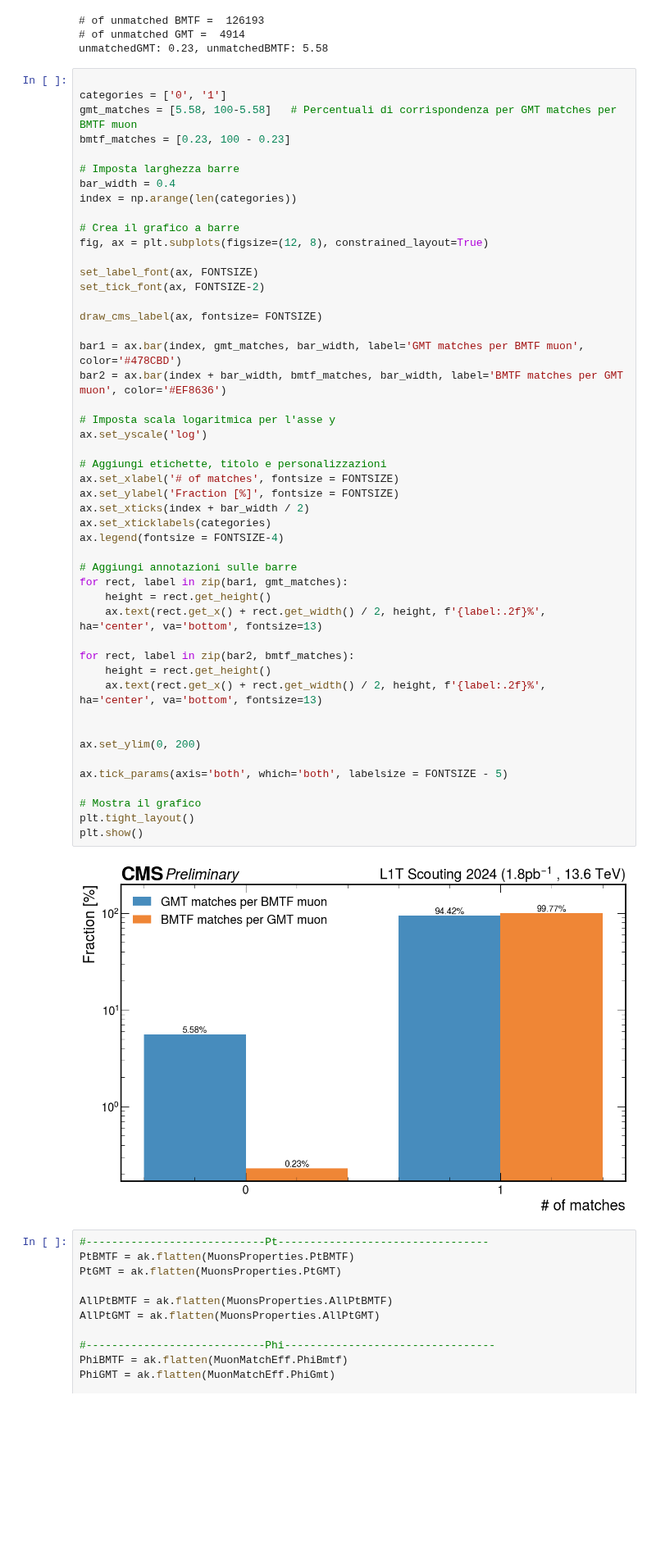
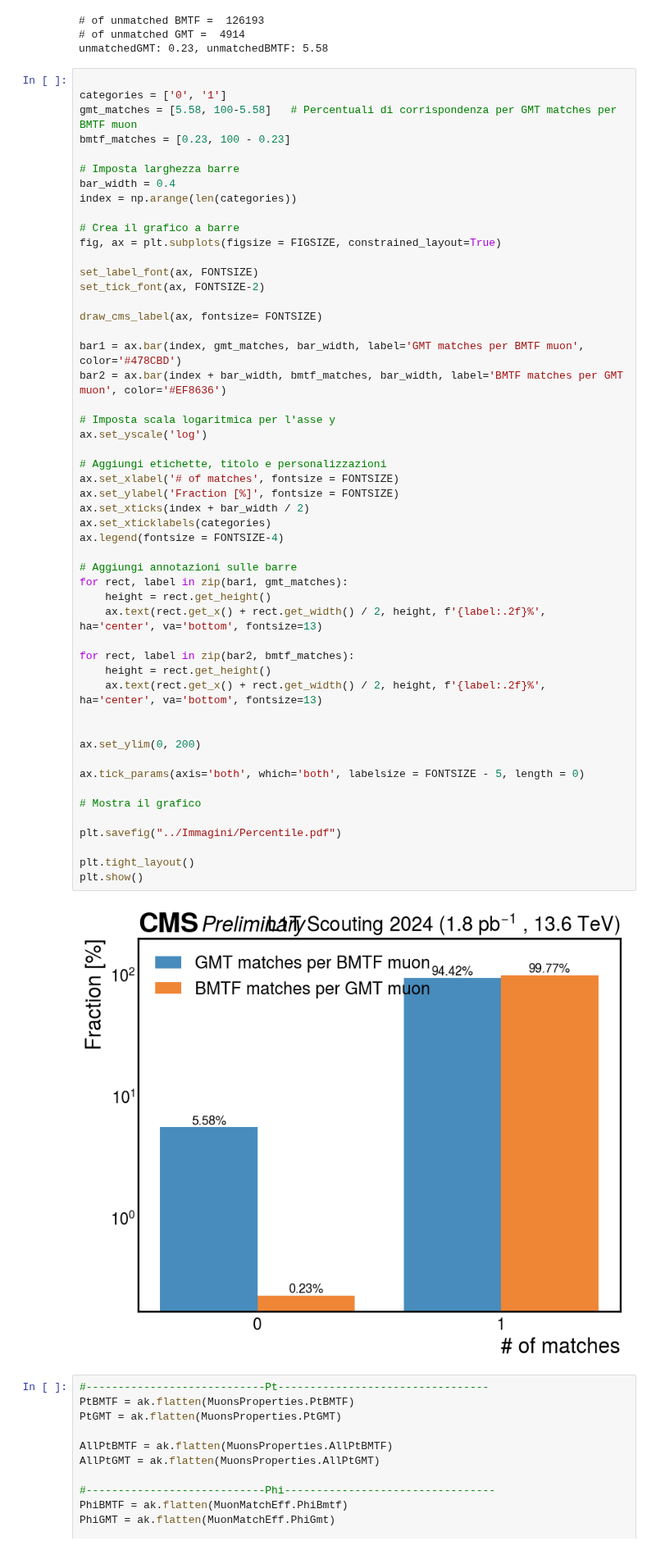
Before and after one commit to francescoreschio/Tesi-Triennale, a Jupyter notebook: Codice/DeltaRDef.ipynb, the cells around one changed output. Shown at 82% size. Cells and saved outputs as stored; diff of their text form; blank space fills up the shorter version.

```diff
--- a/Codice/DeltaRDef.ipynb
+++ b/Codice/DeltaRDef.ipynb
@@ -426,7 +426,7 @@ bar_width = 0.4
 index = np.arange(len(categories))
 
 # Crea il grafico a barre
-fig, ax = plt.subplots(figsize=(12, 8), constrained_layout=True)
+fig, ax = plt.subplots(figsize = FIGSIZE, constrained_layout=True)
 
 set_label_font(ax, FONTSIZE)
 set_tick_font(ax, FONTSIZE-2)
@@ -436,35 +436,38 @@ draw_cms_label(ax, fontsize= FONTSIZE)
 bar1 = ax.bar(index, gmt_matches, bar_width, label='GMT matches per BMTF muon', color='#478CBD')
 bar2 = ax.bar(index + bar_width, bmtf_matches, bar_width, label='BMTF matches per GMT muon', color='#EF8636')
 
 # Imposta scala logaritmica per l'asse y
 ax.set_yscale('log')
 
 # Aggiungi etichette, titolo e personalizzazioni
 ax.set_xlabel('# of matches', fontsize = FONTSIZE)
 ax.set_ylabel('Fraction [%]', fontsize = FONTSIZE)
 ax.set_xticks(index + bar_width / 2)
 ax.set_xticklabels(categories)
 ax.legend(fontsize = FONTSIZE-4)
 
 # Aggiungi annotazioni sulle barre
 for rect, label in zip(bar1, gmt_matches):
     height = rect.get_height()
     ax.text(rect.get_x() + rect.get_width() / 2, height, f'{label:.2f}%', ha='center', va='bottom', fontsize=13)
 
 for rect, label in zip(bar2, bmtf_matches):
     height = rect.get_height()
     ax.text(rect.get_x() + rect.get_width() / 2, height, f'{label:.2f}%', ha='center', va='bottom', fontsize=13)
 
 
 ax.set_ylim(0, 200)
 
-ax.tick_params(axis='both', which='both', labelsize = FONTSIZE - 5)
+ax.tick_params(axis='both', which='both', labelsize = FONTSIZE - 5, length = 0)
 
 # Mostra il grafico
+
+plt.savefig("../Immagini/Percentile.pdf")
+
 plt.tight_layout()
 plt.show()
 # %% [output]
-[figure, old version]
+[figure, new version]
 # %%
 #----------------------------Pt---------------------------------
 PtBMTF = ak.flatten(MuonsProperties.PtBMTF)
```
Also changed, not shown: parts of 13 cells of this notebook, 12 other files.
